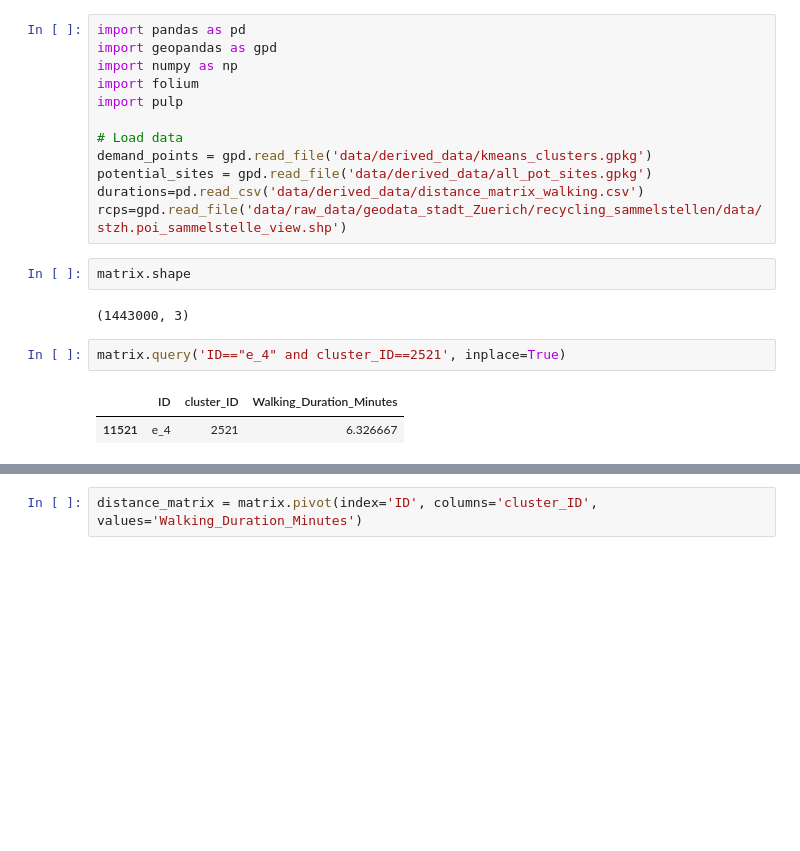
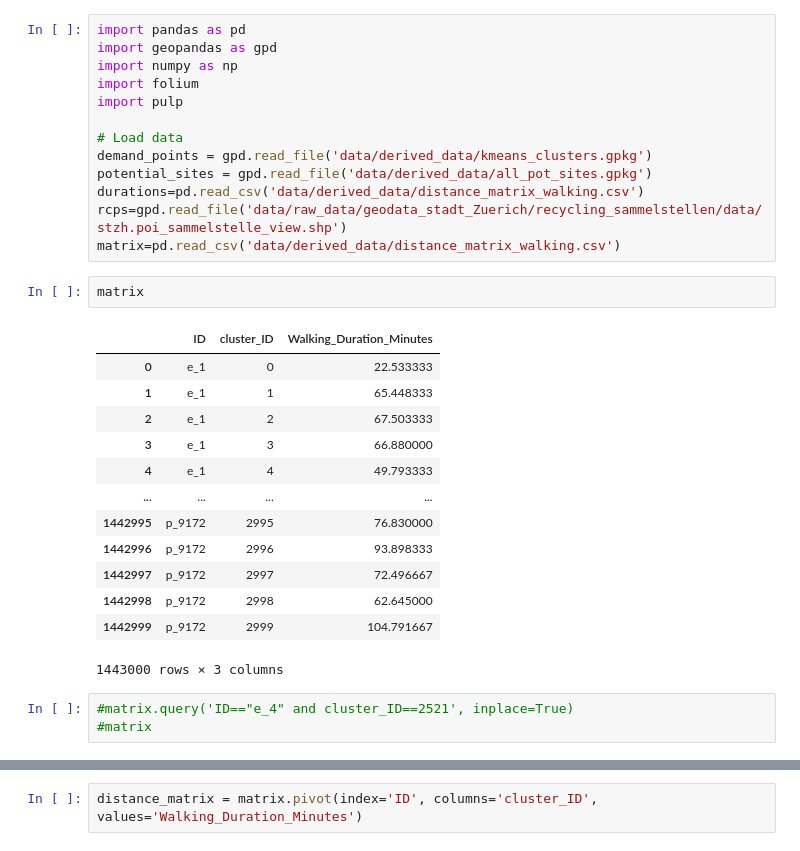
Before and after one commit to Global-Health-Engineering/recycling-network-optimization, a Jupyter notebook: optimisation.ipynb, the cells around one changed output, grey strips where cells are left out. Cells and saved outputs as stored; diff of their text form; blank space fills up the shorter version.

Commit message:
fixed bug in distance matrix creation

```diff
--- a/optimisation.ipynb
+++ b/optimisation.ipynb
@@ -10,12 +10,23 @@ demand_points = gpd.read_file('data/derived_data/kmeans_clusters.gpkg')
 potential_sites = gpd.read_file('data/derived_data/all_pot_sites.gpkg')
 durations=pd.read_csv('data/derived_data/distance_matrix_walking.csv')
 rcps=gpd.read_file('data/raw_data/geodata_stadt_Zuerich/recycling_sammelstellen/data/stzh.poi_sammelstelle_view.shp')
+matrix=pd.read_csv('data/derived_data/distance_matrix_walking.csv')
 # %%
-matrix.shape
+matrix
 # %% [output]
+|  | ID | cluster_ID | Walking_Duration_Minutes |
+| 0 | e_1 | 0 | 22.533333 |
+| 1 | e_1 | 1 | 65.448333 |
+| 2 | e_1 | 2 | 67.503333 |
+| 3 | e_1 | 3 | 66.880000 |
+| 4 | e_1 | 4 | 49.793333 |
+| ... | ... | ... | ... |
+| 1442995 | p_9172 | 2995 | 76.830000 |
+| 1442996 | p_9172 | 2996 | 93.898333 |
+| 1442997 | p_9172 | 2997 | 72.496667 |
+| 1442998 | p_9172 | 2998 | 62.645000 |
+| 1442999 | p_9172 | 2999 | 104.791667 |
-(1443000, 3)
+1443000 rows × 3 columns
 # %%
-matrix.query('ID=="e_4" and cluster_ID==2521', inplace=True)
+#matrix.query('ID=="e_4" and cluster_ID==2521', inplace=True)
+#matrix
-# %% [output]
-|  | ID | cluster_ID | Walking_Duration_Minutes |
-| 11521 | e_4 | 2521 | 6.326667 |
```
Also changed, not shown: parts of 4 cells of this notebook.
